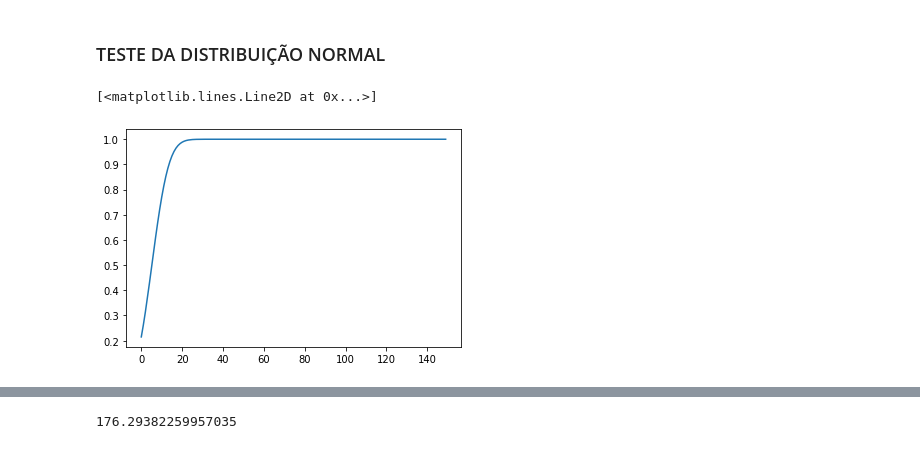
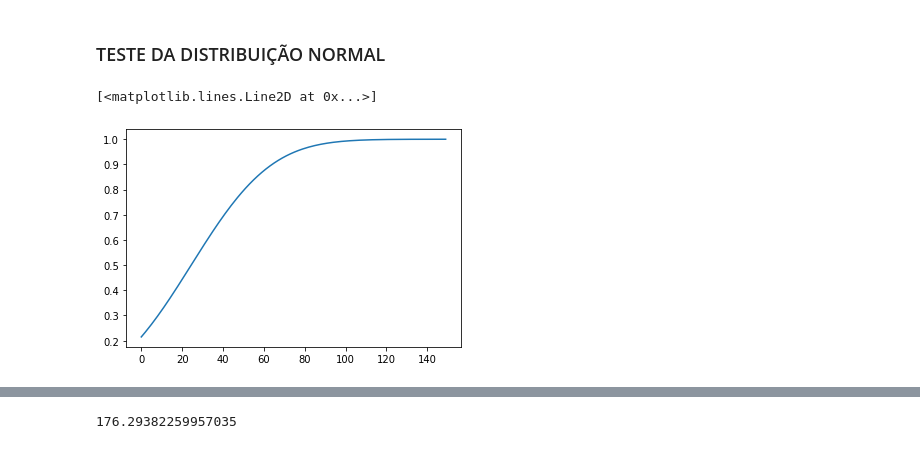
Before and after one commit to ricardomeca/Projetos-Lets-Code, a Jupyter notebook: Projeto 6/projeto_6.ipynb, the cells around one changed output, grey strips where cells are left out. Saved outputs shown, nothing was run; the diff lists cells and outputs as text; code cells hidden in the pictures.

```diff
--- a/Projeto 6/projeto_6.ipynb
+++ b/Projeto 6/projeto_6.ipynb
@@ -394,5 +403,5 @@ S = np.std(valores)
 # %% [markdown]
 ### TESTE DA DISTRIBUIÇÃO NORMAL
 # %%
-#Criando uma normal com a média e desvio da amostra
-normal = stats.norm(loc = media, scale=S)
+#Criando uma normal com a média e desvio da amostra (define um objeto)
+normal_dados = stats.norm(loc = media, scale=S)
@@ -403,7 +408,12 @@ hist, bins = np.histogram(valores, bins=interval)
+# %%
+k = 150
+eixo_x = np.linspace(np.min(valores),10,k)
+# Criando um array com 150 caras do eixo x divididos igualmente entre os valores máximo e mínimo
+# que será posteriormente usado com a média e desvio padrão da amostra para gerar a normal.
 # %%
 # valores acumulados
-normal_acumulada = normal.cdf(interval)
-plt.plot(normal_acumulada)
+prob_acumulada = normal_dados.cdf(eixo_x)
+plt.plot(prob_acumulada)
 # %% [output]
 [<matplotlib.lines.Line2D at 0x...>]
-[figure, old version]
+[figure, new version]
```
Also changed, not shown: parts of 33 cells of this notebook.
